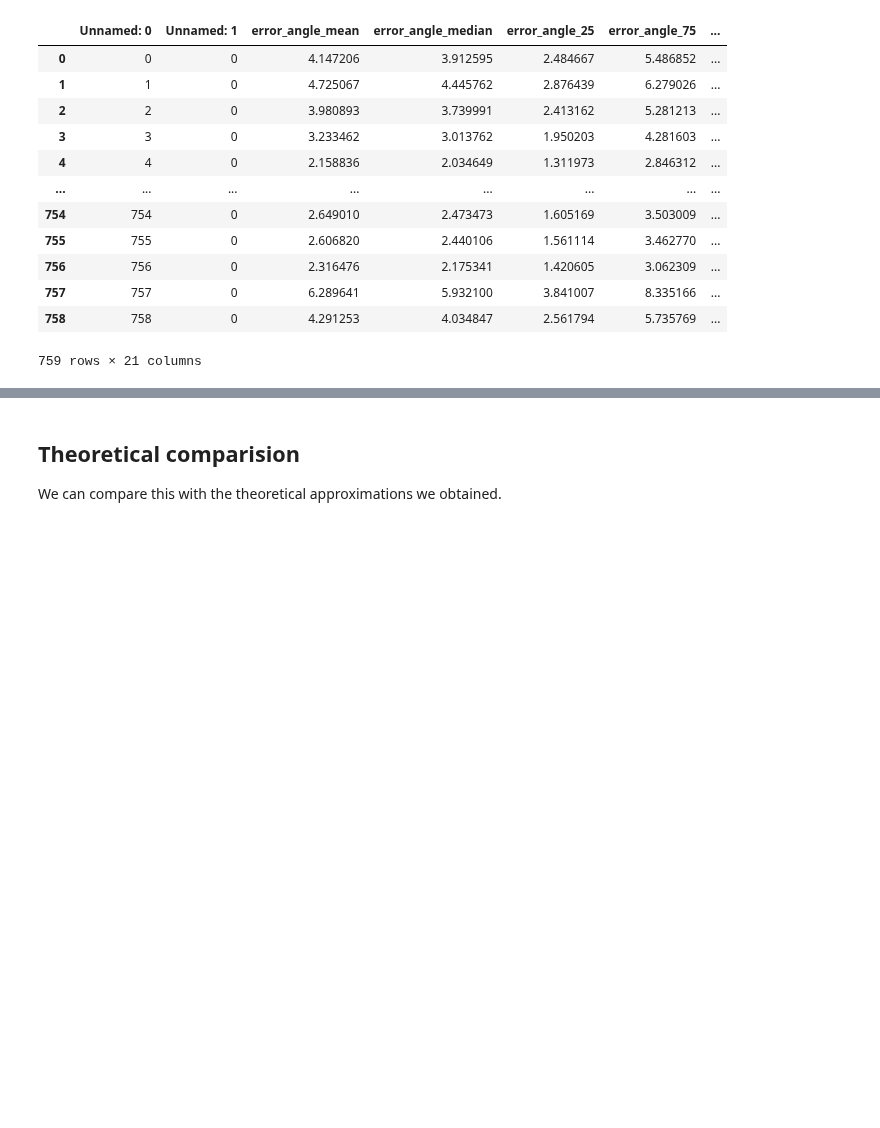
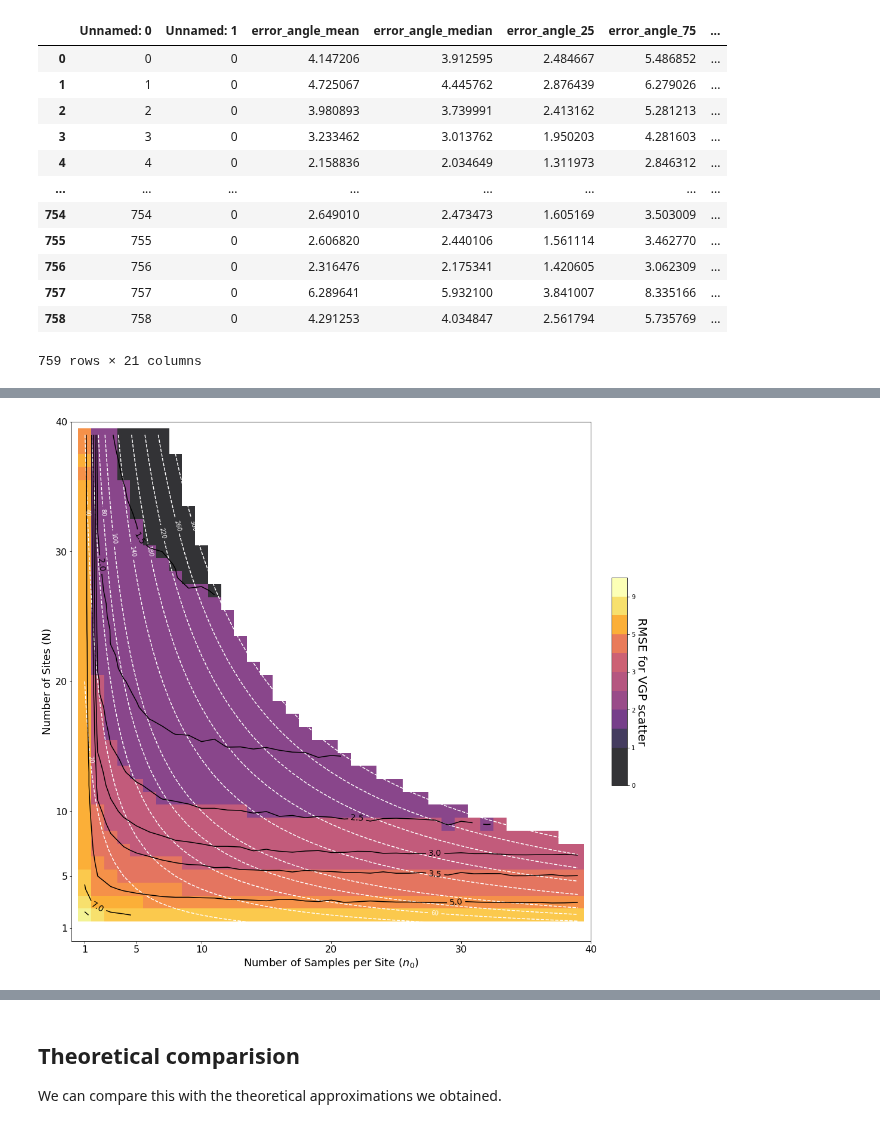
Before and after one commit to PolarWandering/PaleoSampling, a Jupyter notebook: figures/figure1/Figure1.ipynb, the cells around one changed output, grey strips where cells are left out. Drawn from its saved outputs; the diff is of its cells as text; code cells hidden in the pictures; blank space fills up the shorter version.

```diff
--- a/figures/figure1/Figure1.ipynb
+++ b/figures/figure1/Figure1.ipynb
@@ -27 +175,6 @@ df
+# %%
+plot_angle_error(df_filter.pivot('N', 'n0', 'error_vgp_scatter'),
+                 save_plot=True)
+# %% [output]
+[figure, added]
 # %% [markdown]
```
Also changed, not shown: parts of 13 cells of this notebook, 2 other files.
